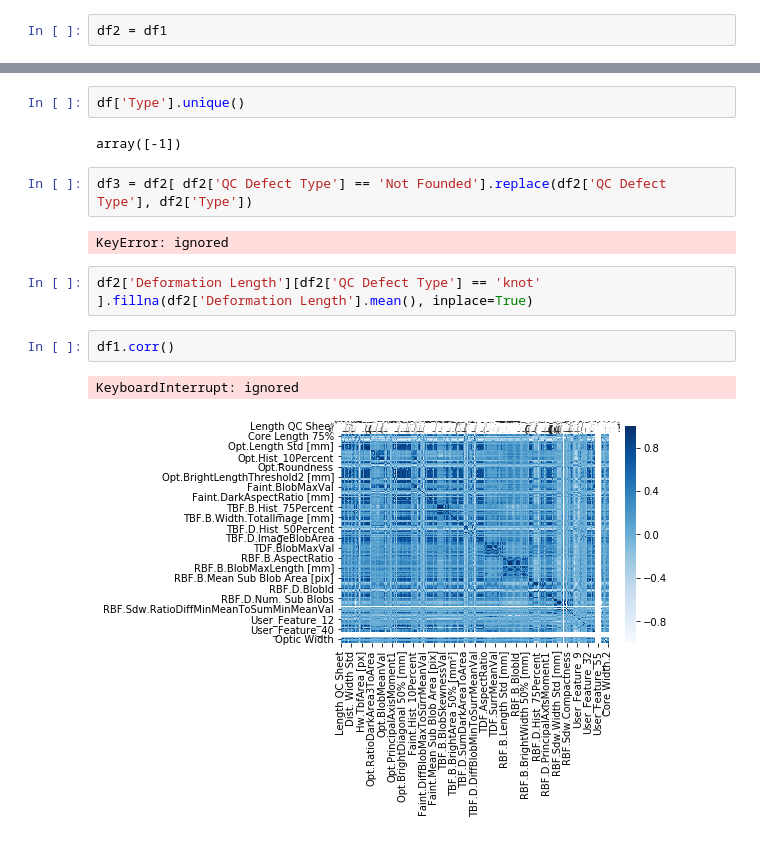
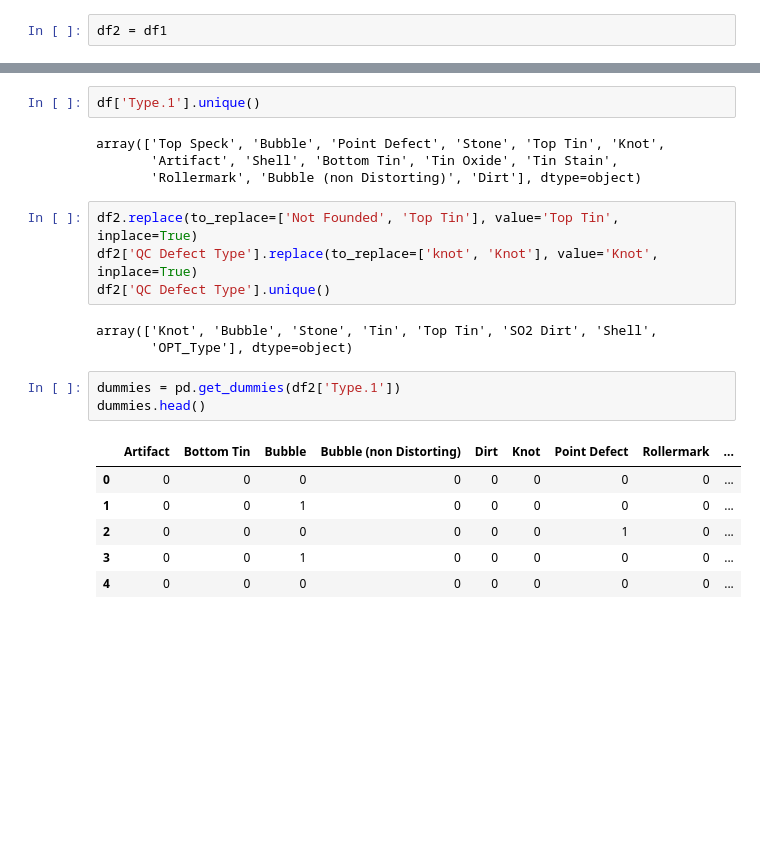
Before and after one commit to AristotelesTN/MBA, a Jupyter notebook: Untitled6.ipynb, the cells around one changed output, grey strips where cells are left out. Saved outputs shown, nothing was run; the diff lists cells and outputs as text; blank space fills up the shorter version.

```diff
--- a/Untitled6.ipynb
+++ b/Untitled6.ipynb
@@ -120,15 +109,23 @@ array(['knot', 'Bubble', 'Stone', 'Tin', 'Not Founded', 'Knot',
 # %%
-df['Type'].unique()
+df['Type.1'].unique()
 # %% [output]
-array([-1])
+array(['Top Speck', 'Bubble', 'Point Defect', 'Stone', 'Top Tin', 'Knot',
+       'Artifact', 'Shell', 'Bottom Tin', 'Tin Oxide', 'Tin Stain',
+       'Rollermark', 'Bubble (non Distorting)', 'Dirt'], dtype=object)
-# %%
-df3 = df2[ df2['QC Defect Type'] == 'Not Founded'].replace(df2['QC Defect Type'], df2['Type'])
-# %% [output]
-KeyError: ignored
-# %%
-df2['Deformation Length'][df2['QC Defect Type'] == 'knot' ].fillna(df2['Deformation Length'].mean(), inplace=True)
-# %%
-df1.corr()
-# %% [output]
-KeyboardInterrupt: ignored
-[figure, removed]
+# %%
+df2.replace(to_replace=['Not Founded', 'Top Tin'], value='Top Tin', inplace=True)
+df2['QC Defect Type'].replace(to_replace=['knot', 'Knot'], value='Knot', inplace=True)
+df2['QC Defect Type'].unique()
+# %% [output]
+array(['Knot', 'Bubble', 'Stone', 'Tin', 'Top Tin', 'SO2 Dirt', 'Shell',
+       'OPT_Type'], dtype=object)
+# %%
+dummies = pd.get_dummies(df2['Type.1'])
+dummies.head()
+# %% [output]
+|  | Artifact | Bottom Tin | Bubble | Bubble (non Distorting) | Dirt | Knot | Point Defect | Rollermark | ... |
+| 0 | 0 | 0 | 0 | 0 | 0 | 0 | 0 | 0 | ... |
+| 1 | 0 | 0 | 1 | 0 | 0 | 0 | 0 | 0 | ... |
+| 2 | 0 | 0 | 0 | 0 | 0 | 0 | 1 | 0 | ... |
+| 3 | 0 | 0 | 1 | 0 | 0 | 0 | 0 | 0 | ... |
+| 4 | 0 | 0 | 0 | 0 | 0 | 0 | 0 | 0 | ... |
```
Also changed, not shown: parts of 16 cells of this notebook.
